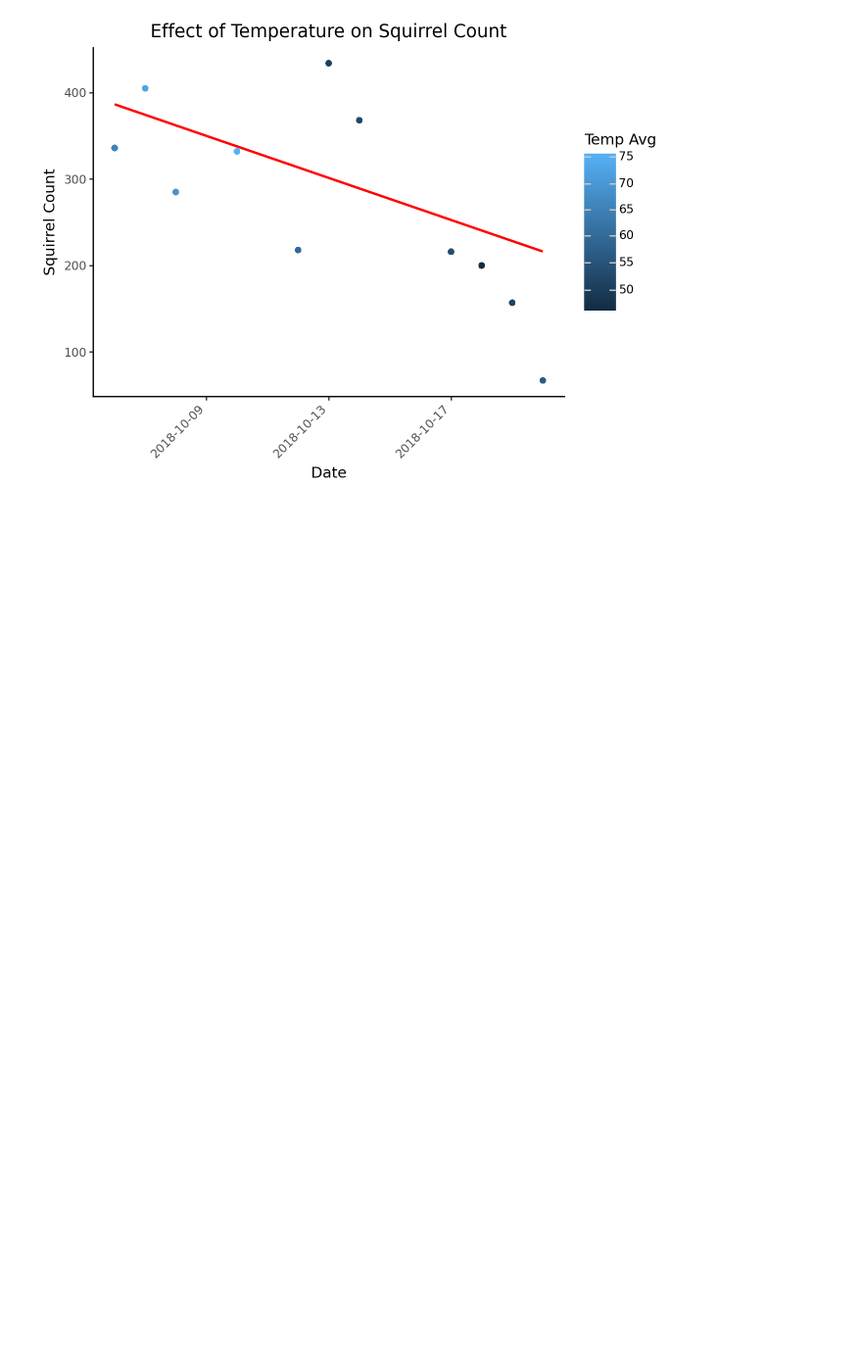
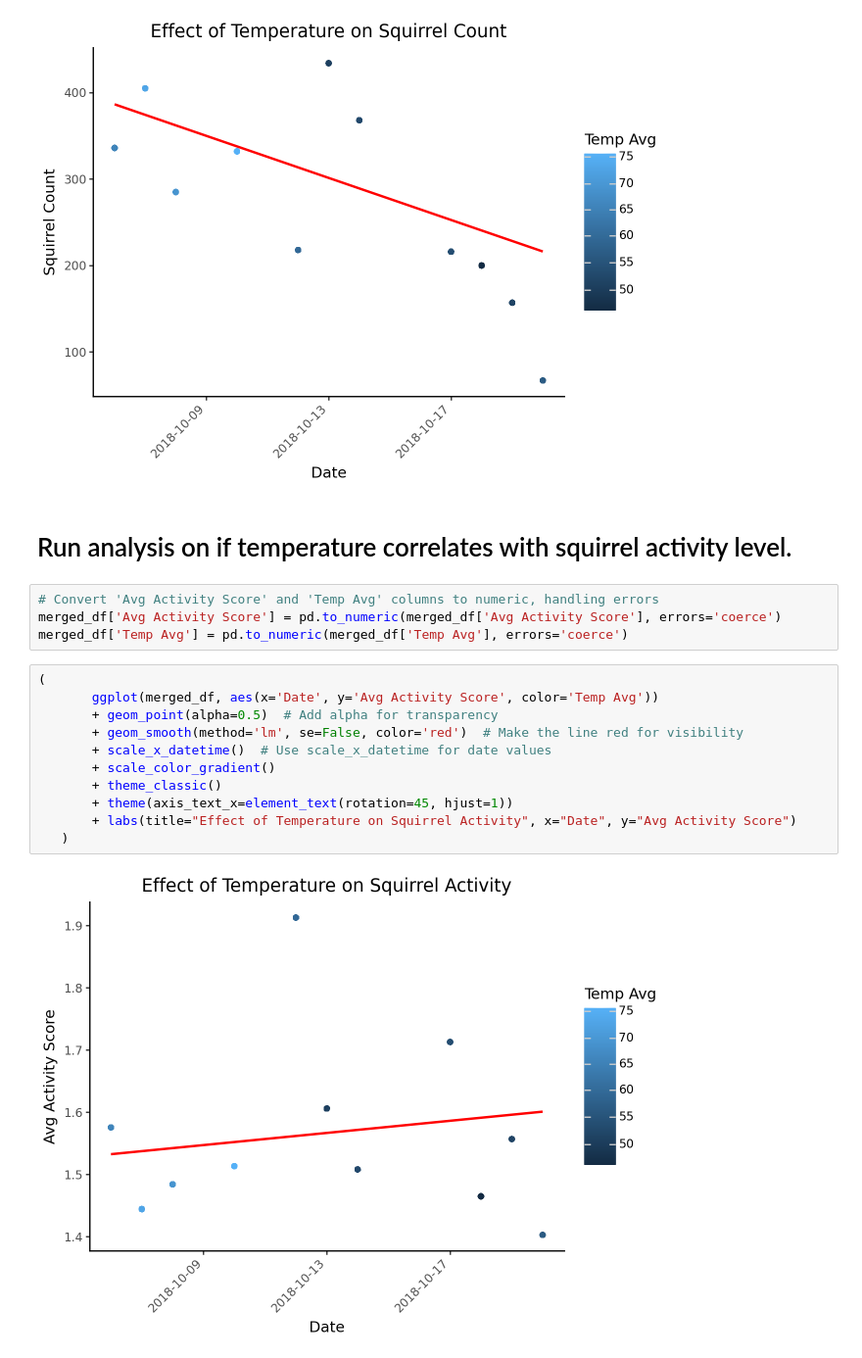
Before and after one commit to envirodatascience/final-project-go-squirrels, a Jupyter notebook: Sophie's_Squirrel_Notebook.ipynb, the cells around one changed output. Shown at 98% size. Saved outputs shown, nothing was run; the diff lists cells and outputs as text; blank space fills up the shorter version.

```diff
--- a/Sophie's_Squirrel_Notebook.ipynb
+++ b/Sophie's_Squirrel_Notebook.ipynb
@@ -503,3 +534,22 @@ Notes:
    )
 # %% [output]
 [figure]
+# %% [markdown]
+# Run analysis on if temperature correlates with squirrel activity level.
+# %%
+# Convert 'Avg Activity Score' and 'Temp Avg' columns to numeric, handling errors
+merged_df['Avg Activity Score'] = pd.to_numeric(merged_df['Avg Activity Score'], errors='coerce')
+merged_df['Temp Avg'] = pd.to_numeric(merged_df['Temp Avg'], errors='coerce')
+# %%
+(
+       ggplot(merged_df, aes(x='Date', y='Avg Activity Score', color='Temp Avg'))
+       + geom_point(alpha=0.5)  # Add alpha for transparency
+       + geom_smooth(method='lm', se=False, color='red')  # Make the line red for visibility
+       + scale_x_datetime()  # Use scale_x_datetime for date values
+       + scale_color_gradient()
+       + theme_classic()
+       + theme(axis_text_x=element_text(rotation=45, hjust=1))
+       + labs(title="Effect of Temperature on Squirrel Activity", x="Date", y="Avg Activity Score")
+   )
+# %% [output]
+[figure, added]
```
Also changed, not shown: parts of 23 cells of this notebook.
